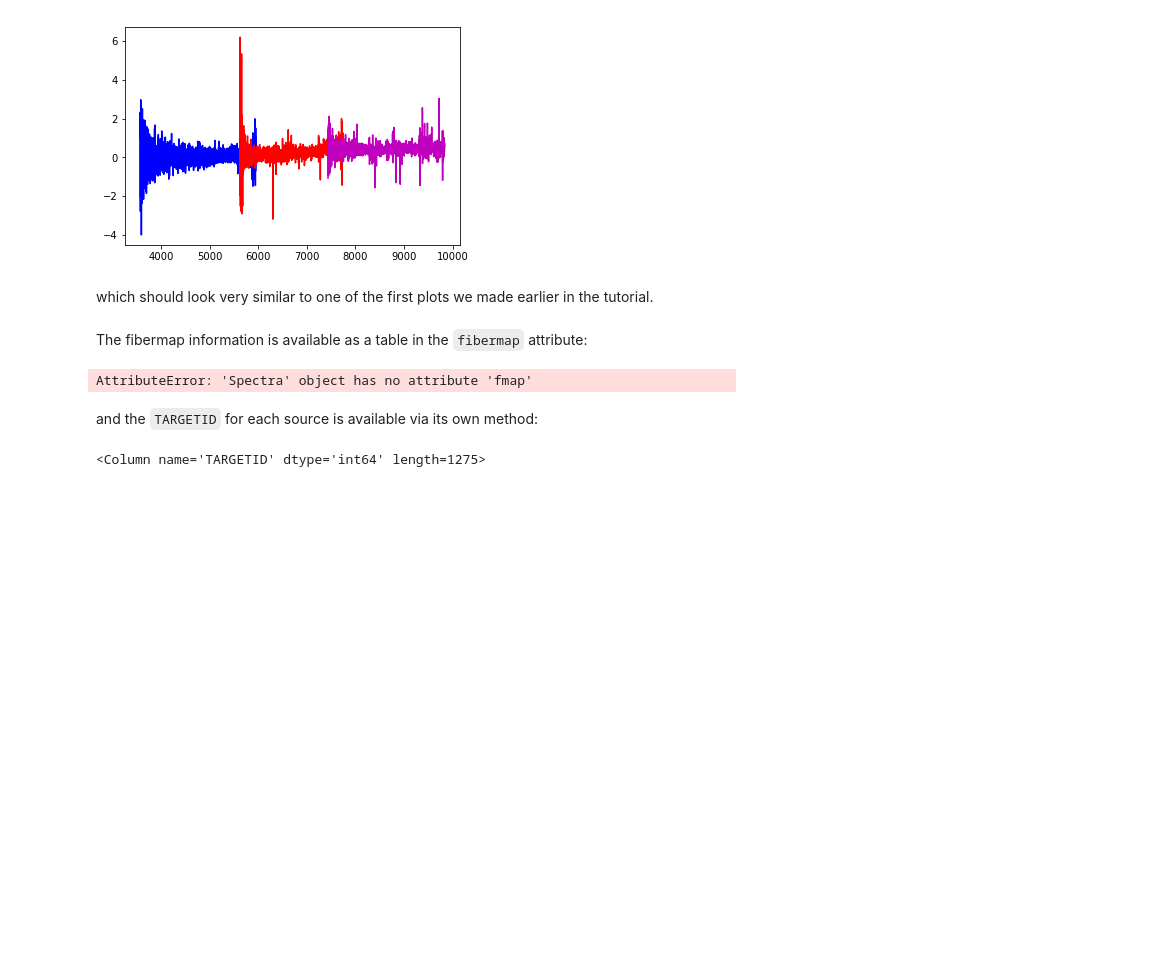
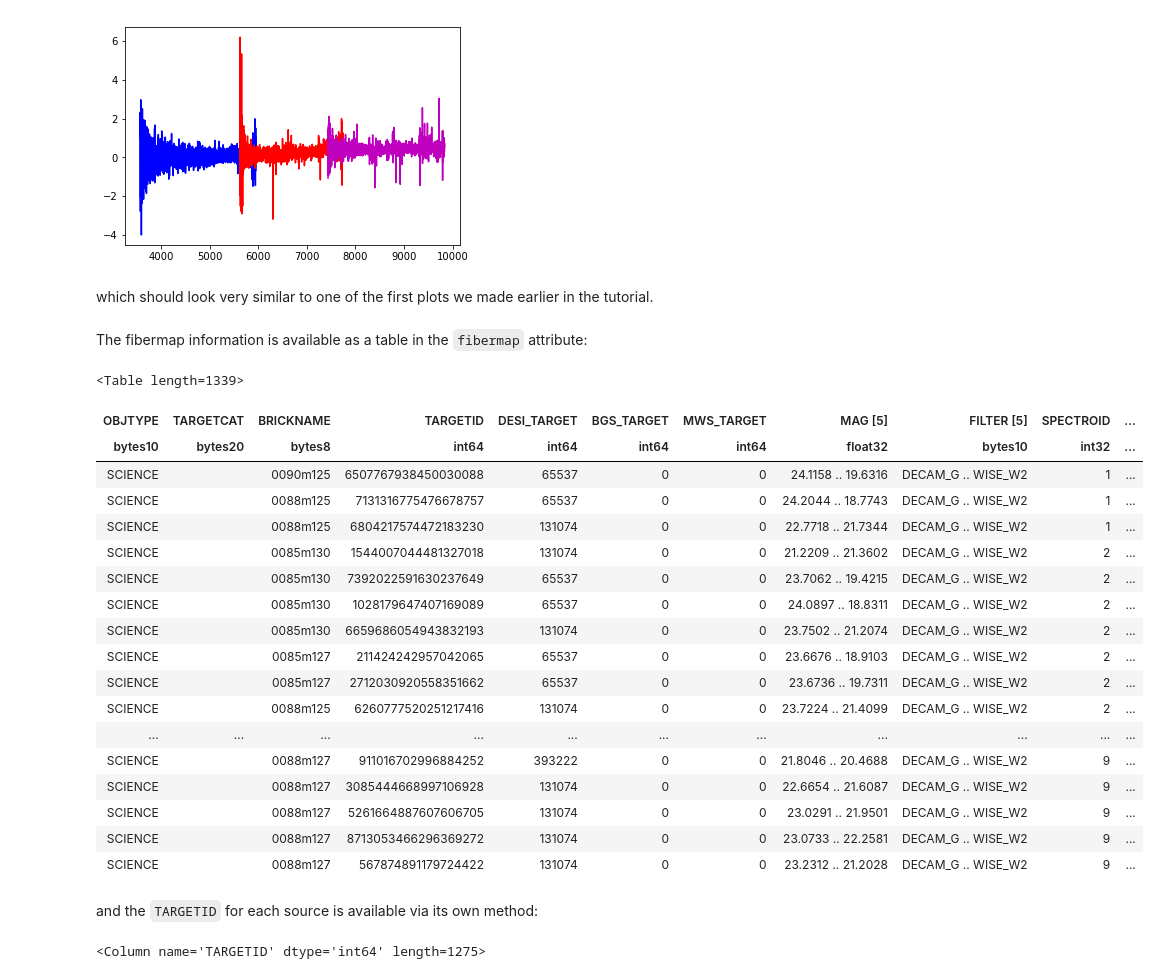
Before and after one commit to desihub/tutorials, a Jupyter notebook: Intro_to_DESI_spectra.ipynb, the cells around one changed output. Drawn from its saved outputs; the diff is of its cells as text; code cells hidden in the pictures; blank space fills up the shorter version.

Commit message:
changing location of data, fixing fibermap name

```diff
--- a/Intro_to_DESI_spectra.ipynb
+++ b/Intro_to_DESI_spectra.ipynb
@@ -600,9 +599,27 @@ which should look very similar to one of the first plots we made earlier in the
 # %% [markdown]
 The fibermap information is available as a table in the `fibermap` attribute:
 # %%
-specobj.fmap
+specobj.fibermap
 # %% [output]
-AttributeError: 'Spectra' object has no attribute 'fmap'
+<Table length=1339>
+| OBJTYPE | TARGETCAT | BRICKNAME | TARGETID | DESI_TARGET | BGS_TARGET | MWS_TARGET | MAG [5] | FILTER [5] | SPECTROID | ... |
+| bytes10 | bytes20 | bytes8 | int64 | int64 | int64 | int64 | float32 | bytes10 | int32 | ... |
+| SCIENCE |  | 0090m125 | 6507767938450030088 | 65537 | 0 | 0 | 24.1158 .. 19.6316 | DECAM_G .. WISE_W2 | 1 | ... |
+| SCIENCE |  | 0088m125 | 7131316775476678757 | 65537 | 0 | 0 | 24.2044 .. 18.7743 | DECAM_G .. WISE_W2 | 1 | ... |
+| SCIENCE |  | 0088m125 | 6804217574472183230 | 131074 | 0 | 0 | 22.7718 .. 21.7344 | DECAM_G .. WISE_W2 | 1 | ... |
+| SCIENCE |  | 0085m130 | 1544007044481327018 | 131074 | 0 | 0 | 21.2209 .. 21.3602 | DECAM_G .. WISE_W2 | 2 | ... |
+| SCIENCE |  | 0085m130 | 7392022591630237649 | 65537 | 0 | 0 | 23.7062 .. 19.4215 | DECAM_G .. WISE_W2 | 2 | ... |
+| SCIENCE |  | 0085m130 | 1028179647407169089 | 65537 | 0 | 0 | 24.0897 .. 18.8311 | DECAM_G .. WISE_W2 | 2 | ... |
+| SCIENCE |  | 0085m130 | 6659686054943832193 | 131074 | 0 | 0 | 23.7502 .. 21.2074 | DECAM_G .. WISE_W2 | 2 | ... |
+| SCIENCE |  | 0085m127 | 211424242957042065 | 65537 | 0 | 0 | 23.6676 .. 18.9103 | DECAM_G .. WISE_W2 | 2 | ... |
+| SCIENCE |  | 0085m127 | 2712030920558351662 | 65537 | 0 | 0 | 23.6736 .. 19.7311 | DECAM_G .. WISE_W2 | 2 | ... |
+| SCIENCE |  | 0088m125 | 6260777520251217416 | 131074 | 0 | 0 | 23.7224 .. 21.4099 | DECAM_G .. WISE_W2 | 2 | ... |
+| ... | ... | ... | ... | ... | ... | ... | ... | ... | ... | ... |
+| SCIENCE |  | 0088m127 | 911016702996884252 | 393222 | 0 | 0 | 21.8046 .. 20.4688 | DECAM_G .. WISE_W2 | 9 | ... |
+| SCIENCE |  | 0088m127 | 3085444668997106928 | 131074 | 0 | 0 | 22.6654 .. 21.6087 | DECAM_G .. WISE_W2 | 9 | ... |
+| SCIENCE |  | 0088m127 | 5261664887607606705 | 131074 | 0 | 0 | 23.0291 .. 21.9501 | DECAM_G .. WISE_W2 | 9 | ... |
+| SCIENCE |  | 0088m127 | 8713053466296369272 | 131074 | 0 | 0 | 23.0733 .. 22.2581 | DECAM_G .. WISE_W2 | 9 | ... |
+| SCIENCE |  | 0088m127 | 567874891179724422 | 131074 | 0 | 0 | 23.2312 .. 21.2028 | DECAM_G .. WISE_W2 | 9 | ... |
 # %% [markdown]
 and the `TARGETID` for each source is available via its own method:
 # %%
```
Also changed, not shown: parts of 1 cell of this notebook, 1 other file.
